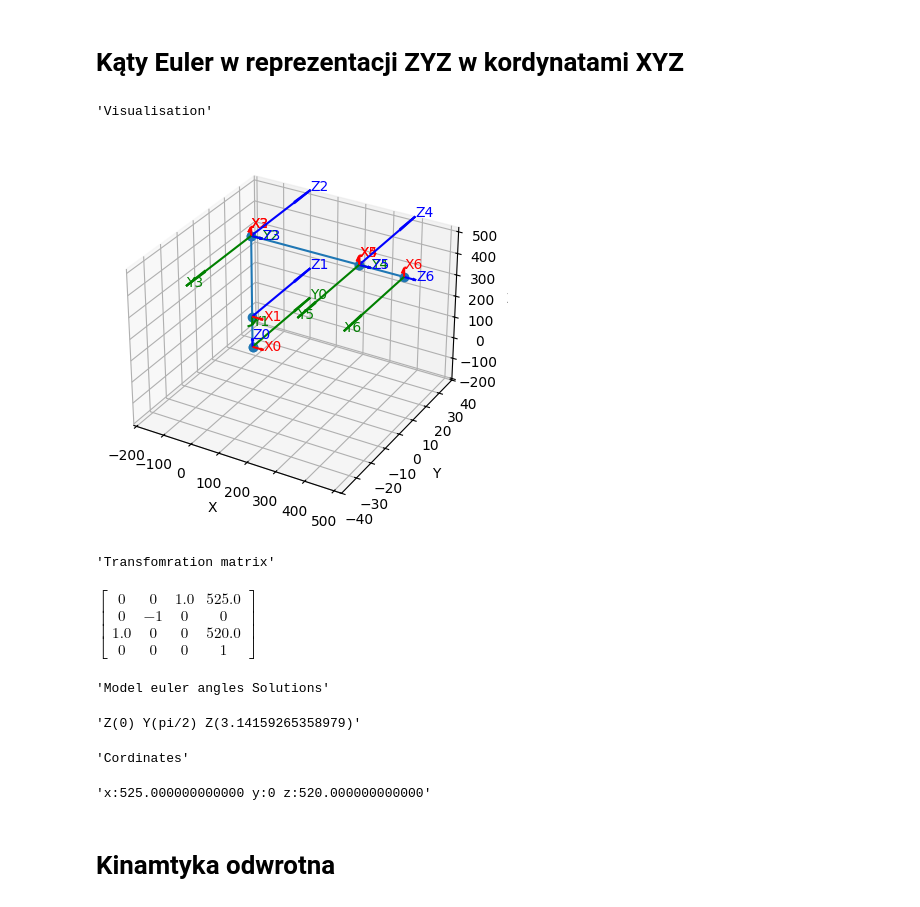
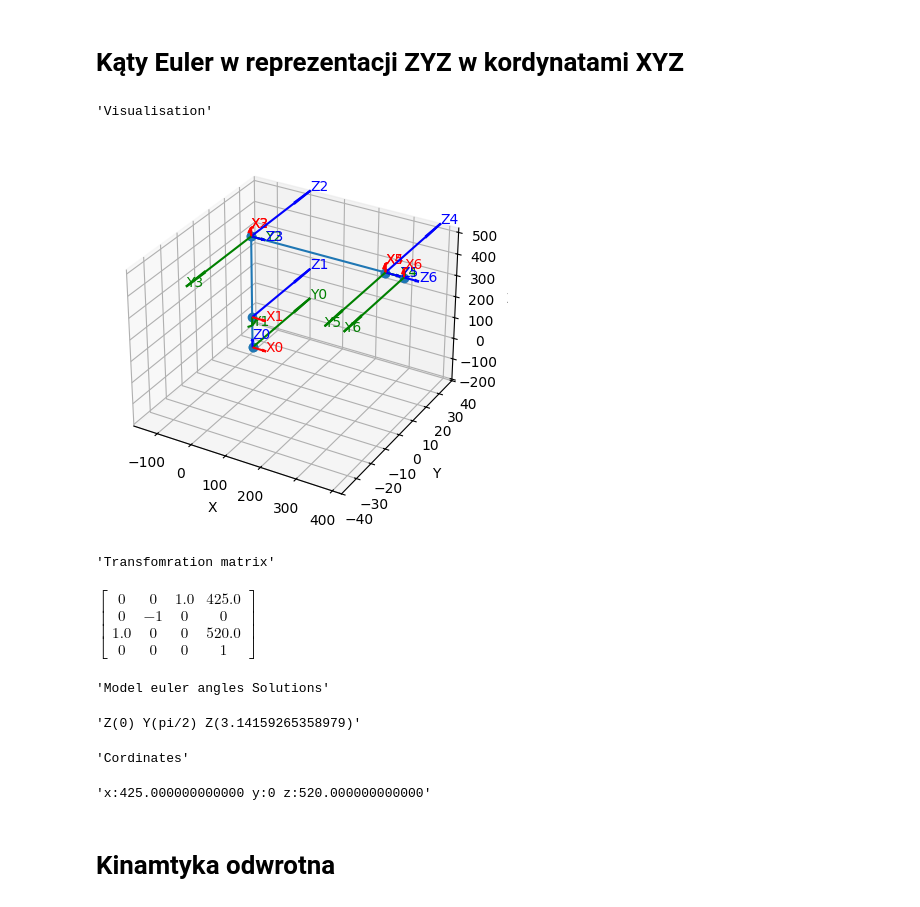
Before and after one commit to X-Lemon-X/sdrac_controler, a Jupyter notebook: simulations/nice_eq.ipynb, the cells around one changed output. Drawn from its saved outputs; the diff is of its cells as text; code cells hidden in the pictures.

```diff
--- a/simulations/nice_eq.ipynb
+++ b/simulations/nice_eq.ipynb
@@ -51,45 +51,45 @@ import sympy
 import copy
 import numpy
 
-model = Kinematic6axisModel(145, 375, 375, 150)
+model = Kinematic6axisModel(145, 375, 375, 50)
 visualizer = Kinematic6axisVisaulization(model,arrow_length=40)
 
 pi_div_2 = numpy.pi/2
 q1 = 0
 q2 = -pi_div_2
 q3 = pi_div_2
 q4 = 0
 q5 = 0
 q6 = 0
 
 # set angles
 model.set_angles(q1,q2,q3,q4,q5,q6)
 
 
 
 display("Visualisation")
 visualizer.plot()
 
 display("Transfomration matrix")
 display(model.get_transformation_matrix())
 
 display("Model euler angles Solutions")
 sol = model.get_euler_zyz_angles_solutions()
 for s in sol:
   display(f"Z({s[0]}) Y({s[1]}) Z({s[2]})")
 
 x,y,z = model.get_cordinates()
 display("Cordinates")
 display(f"x:{x} y:{y} z:{z}")
 # %% [output]
 'Visualisation'
-[figure, old version]
+[figure, new version]
 'Transfomration matrix'
-$\displaystyle \left[\begin{matrix}0 & 0 & 1.0 & 525.0\\0 & -1 & 0 & 0\\1.0 & 0 & 0 & 520.0\\0 & 0 & 0 & 1\end{matrix}\right]$
+$\displaystyle \left[\begin{matrix}0 & 0 & 1.0 & 425.0\\0 & -1 & 0 & 0\\1.0 & 0 & 0 & 520.0\\0 & 0 & 0 & 1\end{matrix}\right]$
 'Model euler angles Solutions'
 'Z(0) Y(pi/2) Z(3.14159265358979)'
 'Cordinates'
-'x:525.000000000000 y:0 z:520.000000000000'
+'x:425.000000000000 y:0 z:520.000000000000'
 # %% [markdown]
 # Kinamtyka odwrotna
 # %%
```
Also changed, not shown: parts of 1 cell of this notebook, 1 other file.
